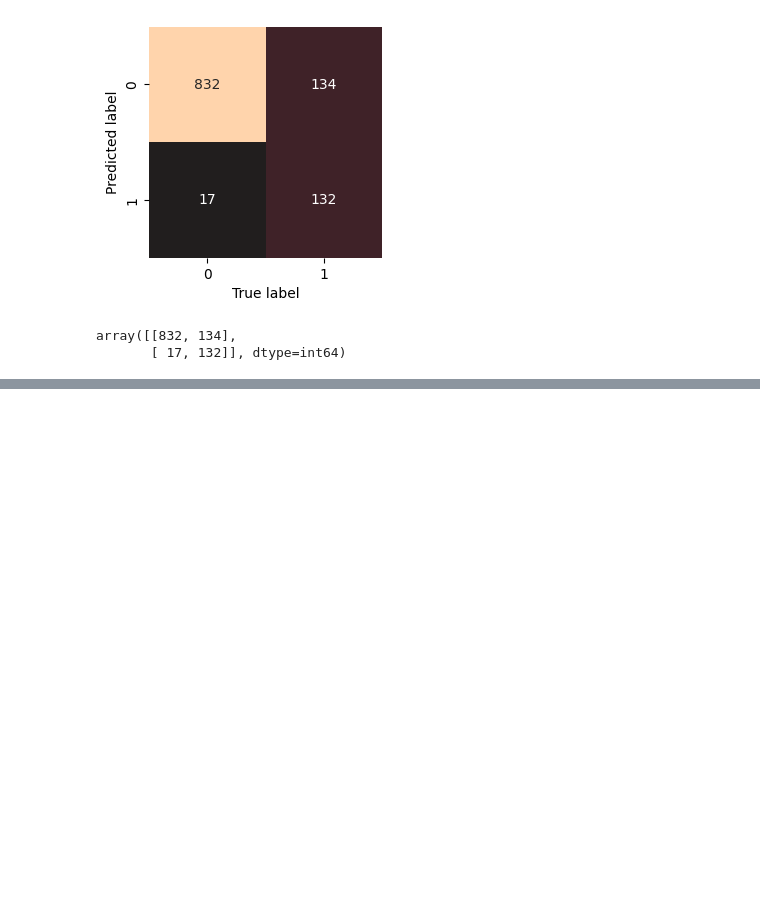
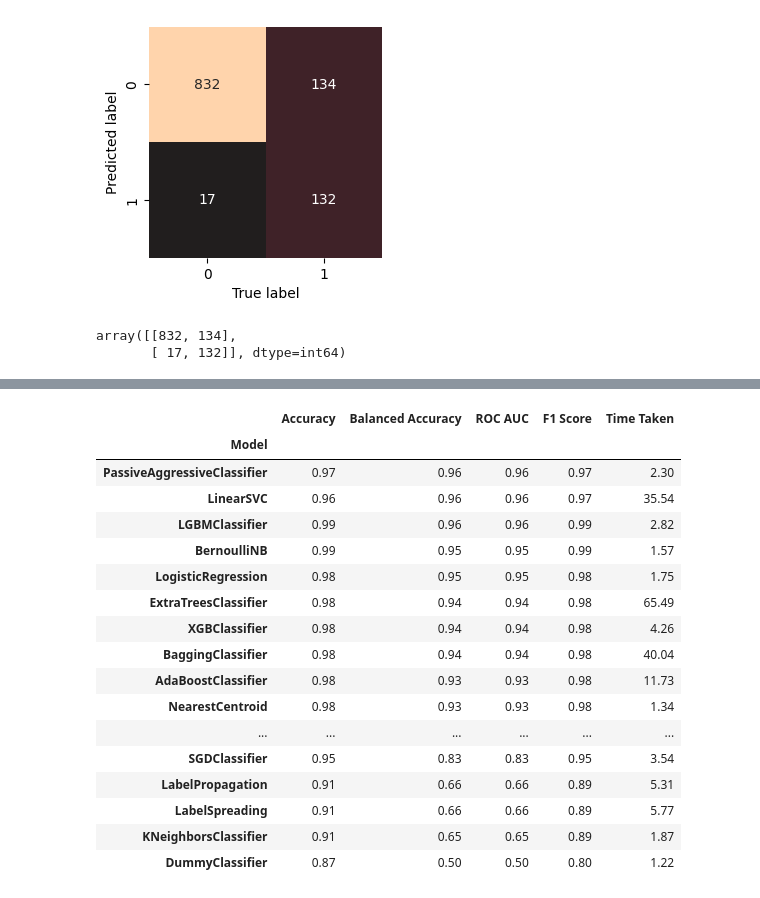
Before and after one commit to ayyesu/sms-spam-detection, a Jupyter notebook: main.ipynb, the cells around one changed output, grey strips where cells are left out. Cells and saved outputs as stored; diff of their text form; code cells hidden in the pictures; blank space fills up the shorter version.

Commit message:
check  performance for each model using lazyPredict

```diff
--- a/main.ipynb
+++ b/main.ipynb
@@ -382,0 +409,3 @@ array([[832, 134],
+# %%
+clf = LazyClassifier(verbose=0, ignore_warnings=True, custom_metric=None)
+models, predictions = clf.fit(X_train, X_test, y_train, y_test)
@@ -382,0 +438,21 @@ array([[832, 134],
+# %%
+pd.DataFrame(models)
+# %% [output]
+|  | Accuracy | Balanced Accuracy | ROC AUC | F1 Score | Time Taken |
+| Model |  |  |  |  |  |
+| PassiveAggressiveClassifier | 0.97 | 0.96 | 0.96 | 0.97 | 2.30 |
+| LinearSVC | 0.96 | 0.96 | 0.96 | 0.97 | 35.54 |
+| LGBMClassifier | 0.99 | 0.96 | 0.96 | 0.99 | 2.82 |
+| BernoulliNB | 0.99 | 0.95 | 0.95 | 0.99 | 1.57 |
+| LogisticRegression | 0.98 | 0.95 | 0.95 | 0.98 | 1.75 |
+| ExtraTreesClassifier | 0.98 | 0.94 | 0.94 | 0.98 | 65.49 |
+| XGBClassifier | 0.98 | 0.94 | 0.94 | 0.98 | 4.26 |
+| BaggingClassifier | 0.98 | 0.94 | 0.94 | 0.98 | 40.04 |
+| AdaBoostClassifier | 0.98 | 0.93 | 0.93 | 0.98 | 11.73 |
+| NearestCentroid | 0.98 | 0.93 | 0.93 | 0.98 | 1.34 |
+| ... | ... | ... | ... | ... | ... |
+| SGDClassifier | 0.95 | 0.83 | 0.83 | 0.95 | 3.54 |
+| LabelPropagation | 0.91 | 0.66 | 0.66 | 0.89 | 5.31 |
+| LabelSpreading | 0.91 | 0.66 | 0.66 | 0.89 | 5.77 |
+| KNeighborsClassifier | 0.91 | 0.65 | 0.65 | 0.89 | 1.87 |
+| DummyClassifier | 0.87 | 0.50 | 0.50 | 0.80 | 1.22 |
```
Also changed, not shown: parts of 4 cells of this notebook.
